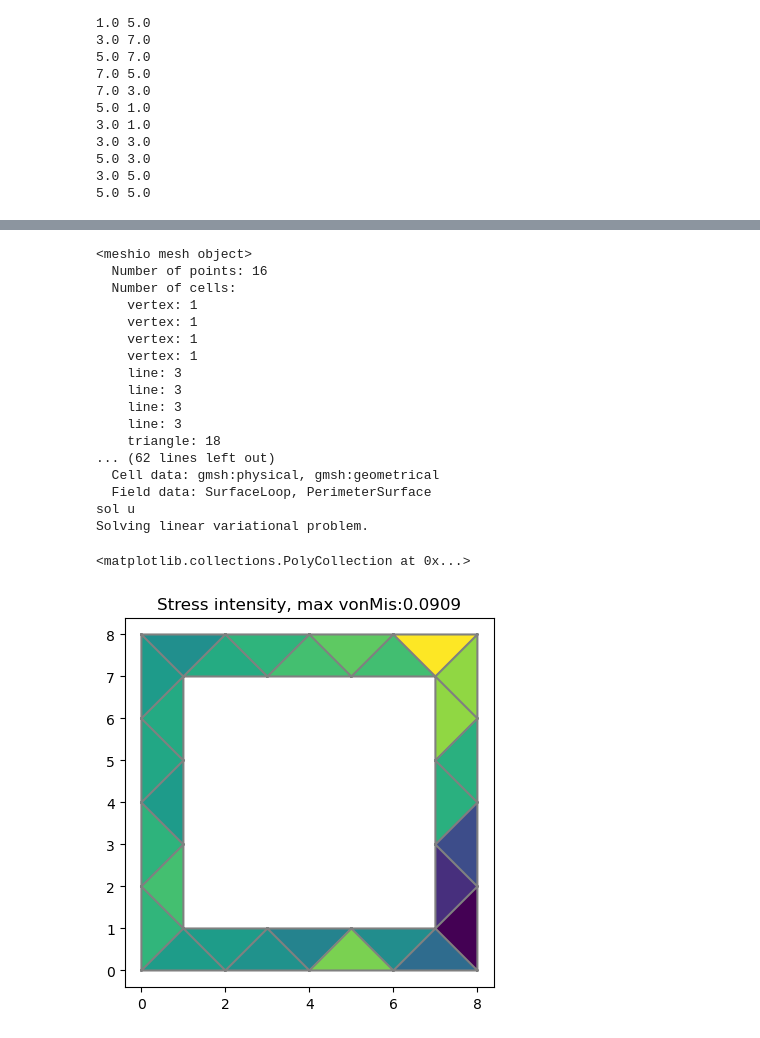
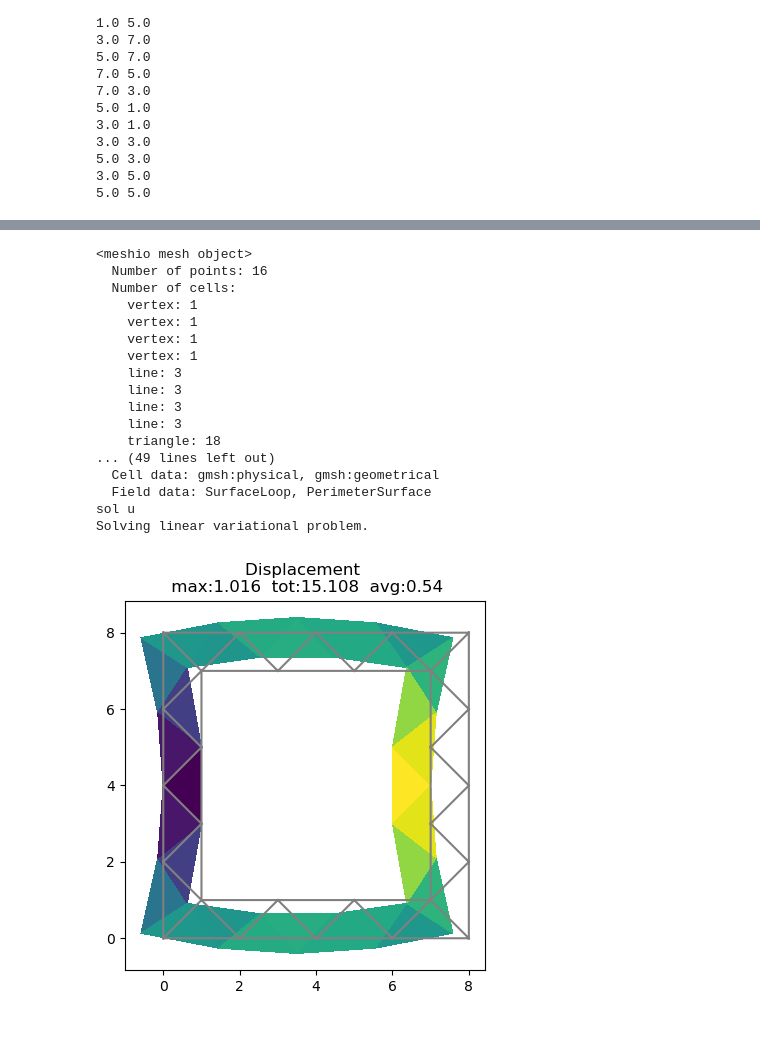
Before and after one commit to grohalex/Project2023, a Jupyter notebook: smallSquareMesh.ipynb, the cells around one changed output, grey strips where cells are left out. Drawn from its saved outputs; the diff is of its cells as text; code cells hidden in the pictures.

Commit message:
fenics and gmsh - displacement measures

```diff
--- a/smallSquareMesh.ipynb
+++ b/smallSquareMesh.ipynb
@@ -1487,7 +1487,7 @@ gmsh.write(f"./meshes/{meshname}.msh")
 
 # Launch the GUI
 gmo.synchronize()
-gmsh.fltk.run()
+#gmsh.fltk.run()
 
 # finish the GMSH session
 gmsh.finalize()
@@ -1580,38 +1580,48 @@ L = dot(f, v) * dx + dot(T, v) * ds
 # Compute solution
 u = Function(V)
 solve(a == L, u, bcs)
 
-# Plot solution
+# Displacement measures
+V1 = FunctionSpace(mesh, 'P', 1)
+u_magnitude = sqrt(dot(u, u))
+u_magnitude = project(u_magnitude, V1)
+u_magnitude = u_magnitude.vector()
+disp_len = u_magnitude.size()
+disp_max = u_magnitude.max()   # maximal displacement
+disp_tot = u_magnitude.sum()   # total/sum displacement
+disp_avg = disp_tot / disp_len # average displacement
+
+# Plot Displacement solution
 print('sol u')
-#plot(u, title='DisplacementPlot', mode='displacement')
+title_str = f"Displacement \n max:{round(disp_max,3)}  tot:{round(disp_tot,3)}  avg:{round(disp_avg,3)}"
+plot(u, title=title_str, mode='displacement')
 
 
 # plot Von Mises Stress
+V1 = FunctionSpace(mesh, 'P', 1)
 s = sigma(u) - (1./3) * tr(sigma(u)) * Identity(d)  # deviatoric stress
 von_Mises = sqrt(3./2 * inner(s, s))
-V = FunctionSpace(mesh, 'P', 1)
-von_Mises = project(von_Mises, V)
+von_Mises = project(von_Mises, V1)
 
 max_von_Mises = von_Mises.vector().max()  # getting maximal von Mises stress
 max_to_print = round(max_von_Mises, 4)
-plot(von_Mises, title=f"Stress intensity, max vonMis:{max_to_print}")
+#plot(von_Mises, title=f"Stress intensity, max vonMis:{max_to_print}")
 # %% [output]
 <meshio mesh object>
   Number of points: 16
   Number of cells:
     vertex: 1
     vertex: 1
     vertex: 1
     vertex: 1
     line: 3
     line: 3
     line: 3
     line: 3
     triangle: 18
-... (62 lines left out)
+... (49 lines left out)
   Cell data: gmsh:physical, gmsh:geometrical
   Field data: SurfaceLoop, PerimeterSurface
 sol u
 Solving linear variational problem.
-<matplotlib.collections.PolyCollection at 0x...>
-[figure, old version]
+[figure, new version]
```
Also changed, not shown: parts of 5 cells of this notebook.
